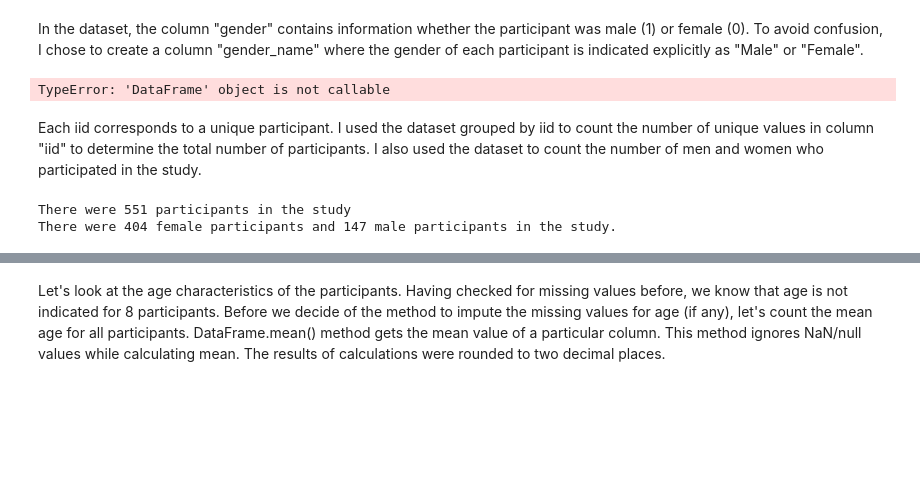
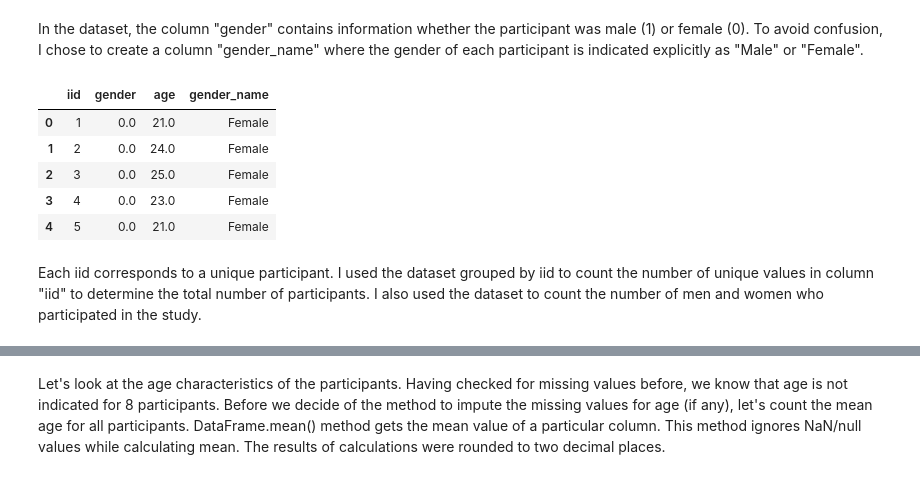
Before and after one commit to YuliyaSheichenka/Certification_Bloc_2, a Jupyter notebook: 01-Project_speed_dating_views_evolution.ipynb, the cells around one changed output, grey strips where cells are left out. Drawn from its saved outputs; the diff is of its cells as text; code cells hidden in the pictures; blank space fills up the shorter version.

```diff
--- a/01-Project_speed_dating_views_evolution.ipynb
+++ b/01-Project_speed_dating_views_evolution.ipynb
@@ -82,7 +82,7 @@ Each participant in the study had a unique number ("iid"). The original dataset
 
 I grouped the dataset by the iid in order to count the number of unique participants in the study.
 # %%
-df_by_iid = df.groupby("iid").mean(numeric_only=True).reset_index(drop=False)
+df_iid = df.groupby("iid").mean(numeric_only=True).reset_index(drop=False)
 
 print(f"Total number of participants in this study: {len(df_by_iid)}")
 # %% [output]
@@ -90,22 +90,14 @@ Total number of participants in this study: 551
 # %% [markdown]
 In the dataset, the column "gender" contains information whether the participant was male (1) or female (0). To avoid confusion, I chose to create a column "gender_name" where the gender of each participant is indicated explicitly as "Male" or "Female".
 # %%
-df_by_iid["gender_name"] = df_by_iid['gender'].apply(lambda x: "Male" if x==1 else "Female")
+df_iid["gender_name"] = df_iid['gender'].apply(lambda x: "Male" if x==1 else "Female")
+df_iid[['iid', 'gender', 'age', 'gender_name']].head()
 # %% [output]
-TypeError: 'DataFrame' object is not callable
+|  | iid | gender | age | gender_name |
+| 0 | 1 | 0.0 | 21.0 | Female |
+| 1 | 2 | 0.0 | 24.0 | Female |
+| 2 | 3 | 0.0 | 25.0 | Female |
+| 3 | 4 | 0.0 | 23.0 | Female |
+| 4 | 5 | 0.0 | 21.0 | Female |
 # %% [markdown]
 Each iid corresponds to a unique participant. I used the dataset grouped by iid to count the number of unique values in column "iid" to determine the total number of participants. I also used the dataset to count the number of men and women who participated in the study.
-# %%
-nb_participants = dating_per_person["iid"].nunique()
-nb_participants_per_gender = dating_per_person["gender_name"].value_counts()
-#print(nb_participants_per_gender)
-#type(nb_participants_per_gender)
-nb_females = nb_participants_per_gender[0]
-nb_males = nb_participants_per_gender[1]
-#print(nb_females)
-#print(nb_males)
-print(f"There were {nb_participants} participants in the study.")
-print(f"There were {nb_females} female participants and {nb_males} male participants in the study.")
-# %% [output]
-There were 551 participants in the study
-There were 404 female participants and 147 male participants in the study.
```
Also changed, not shown: parts of 6 cells of this notebook, 1 other file.
